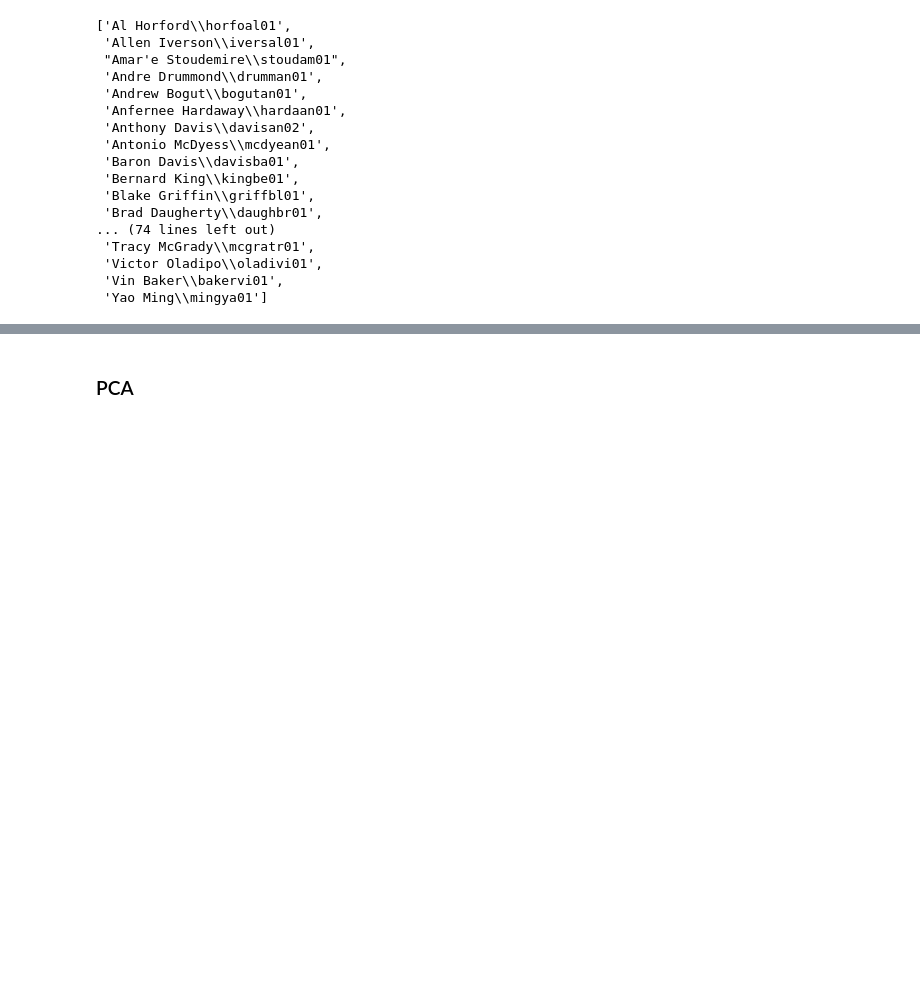
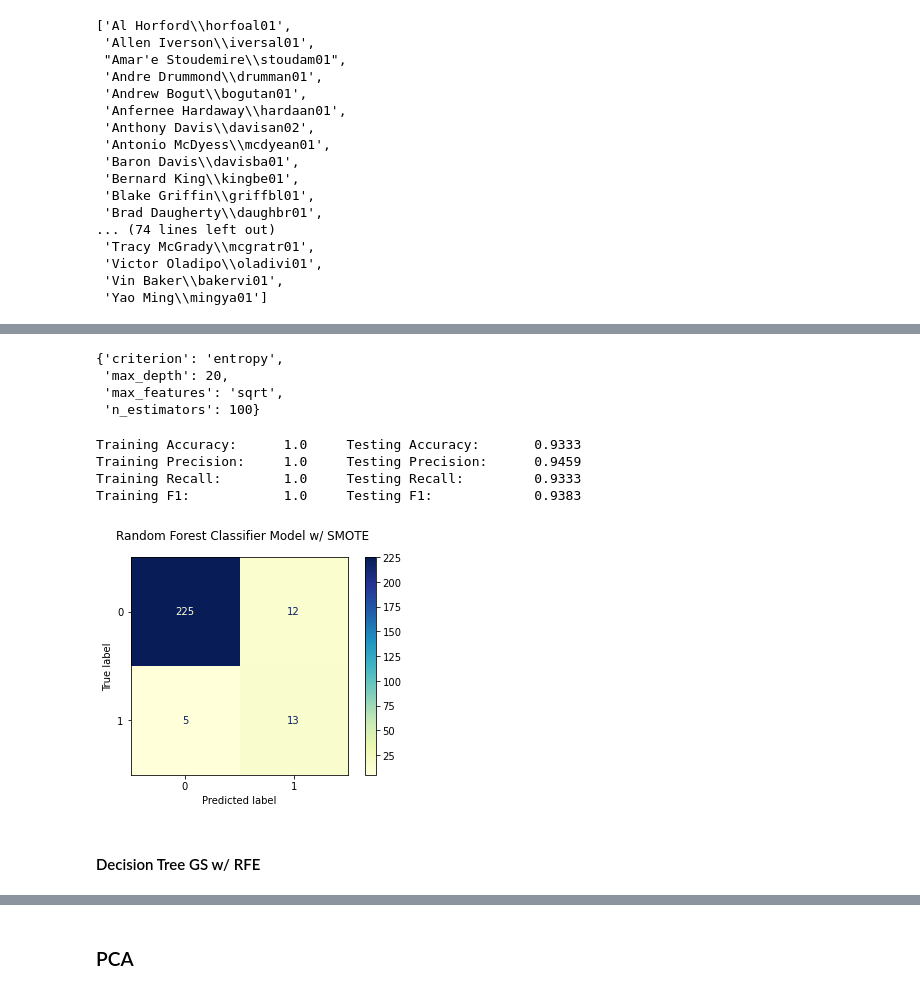
Before and after one commit to rylewww/Modeling-The-NBA-Leap, a Jupyter notebook: Modeling.ipynb, the cells around one changed output, grey strips where cells are left out. Saved outputs shown, nothing was run; the diff lists cells and outputs as text; code cells hidden in the pictures; blank space fills up the shorter version.

```diff
--- a/Modeling.ipynb
+++ b/Modeling.ipynb
@@ -46,0 +352,14 @@ X_train, X_test, y_train, y_test =  train_test_split(X, y, train_size= .8, rando
+# %%
+params = {
+    'n_estimators': [10, 25, 50, 100, 200, 500],
+    'max_features': ['sqrt', 'auto', 'log2'],
+    'max_depth' : [2,4,6,8,10,12,15,20],
+    'criterion' :['gini', 'entropy']
+}
+
+rf = RandomForestClassifier(random_state = 42)
+
+grid_search_RF_sm = GridSearchCV(estimator=rf, param_grid=params, scoring=scorer,
+                              cv = 5, n_jobs = -1, verbose = 2)
+
+grid_search_RF_sm.fit(X_train_res, y_train_res)
@@ -46,0 +381,26 @@ X_train, X_test, y_train, y_test =  train_test_split(X, y, train_size= .8, rando
+# %%
+grid_search_RF_sm.best_params_
+# %% [output]
+{'criterion': 'entropy',
+ 'max_depth': 20,
+ 'max_features': 'sqrt',
+ 'n_estimators': 100}
+# %%
+rf_train_preds_sm = grid_search_RF_sm.best_estimator_.predict(X_train_res)
+rf_test_preds_sm = grid_search_RF_sm.best_estimator_.predict(test_scaled)
+metrics_score(rf_train_preds_sm, y_train_res, rf_test_preds_sm, y_test)
+# %% [output]
+Training Accuracy:      1.0     Testing Accuracy:       0.9333
+Training Precision:     1.0     Testing Precision:      0.9459
+Training Recall:        1.0     Testing Recall:         0.9333
+Training F1:            1.0     Testing F1:             0.9383
+# %%
+fig, ax = plt.subplots()
+
+fig.suptitle("Random Forest Classifier Model w/ SMOTE")
+
+plot_confusion_matrix(grid_search_RF_sm, test_scaled, y_test, ax=ax, cmap="YlGnBu");
+# %% [output]
+[figure, added]
+# %% [markdown]
+#### Decision Tree GS w/ RFE
```
Also changed, not shown: parts of 48 cells of this notebook, 1 other file.
